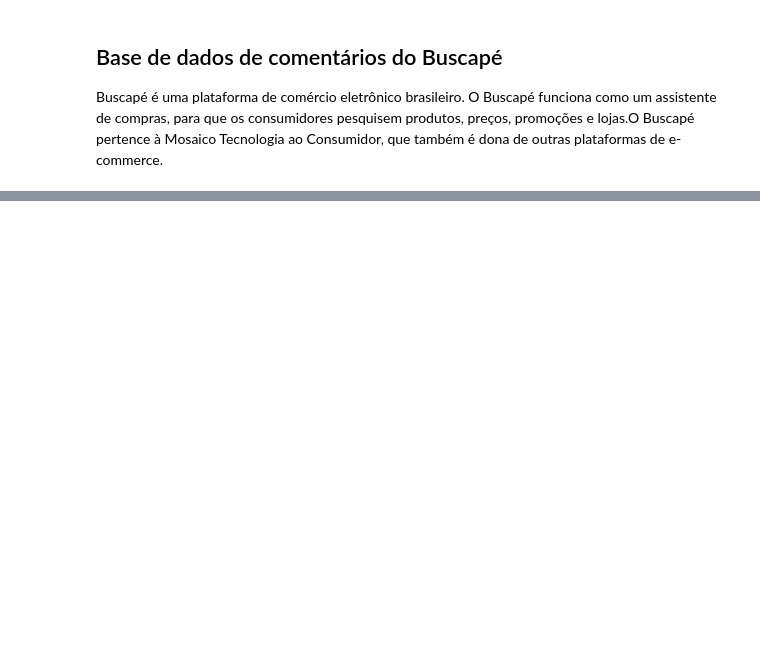
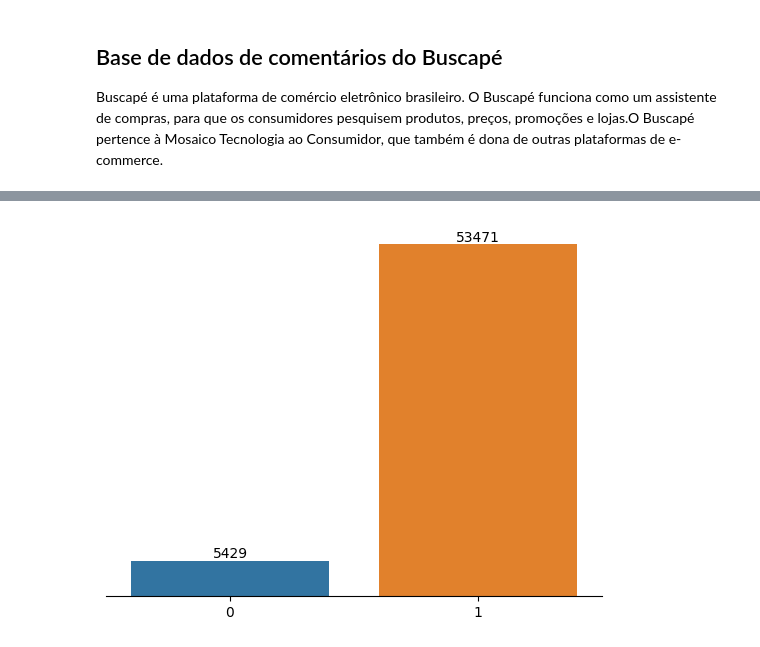
Before and after one commit to gomesluiz/nlp-for-fun, a Jupyter notebook: 01-aquisicao-dados-enriquecimento-de-dados.ipynb, the cells around one changed output, grey strips where cells are left out. Saved outputs shown, nothing was run; the diff lists cells and outputs as text; code cells hidden in the pictures; blank space fills up the shorter version.

```diff
--- a/01-aquisicao-dados-enriquecimento-de-dados.ipynb
+++ b/01-aquisicao-dados-enriquecimento-de-dados.ipynb
@@ -179,9 +241,11 @@ for ii in range(5):
 # %%
 # Divisão do DataFrame 'buscape_df' em conjuntos de treino e teste.
-train, test = train_test_split(buscape_df, test_size=0.15, random_state=1)
+train, test = train_test_split(buscape_df, test_size=0.20, random_state=42)
 
 # plotar a distribuição de polaridade no conjunto de treino
 plotar_distribuicao_polaridade(train)
+# %% [output]
+[figure, added]
 # %%
 def enriquecer_texto(enriquecedor, df, classe, amostras=100, prob_aug=0.2):
     """
```
Also changed, not shown: parts of 16 cells of this notebook.
